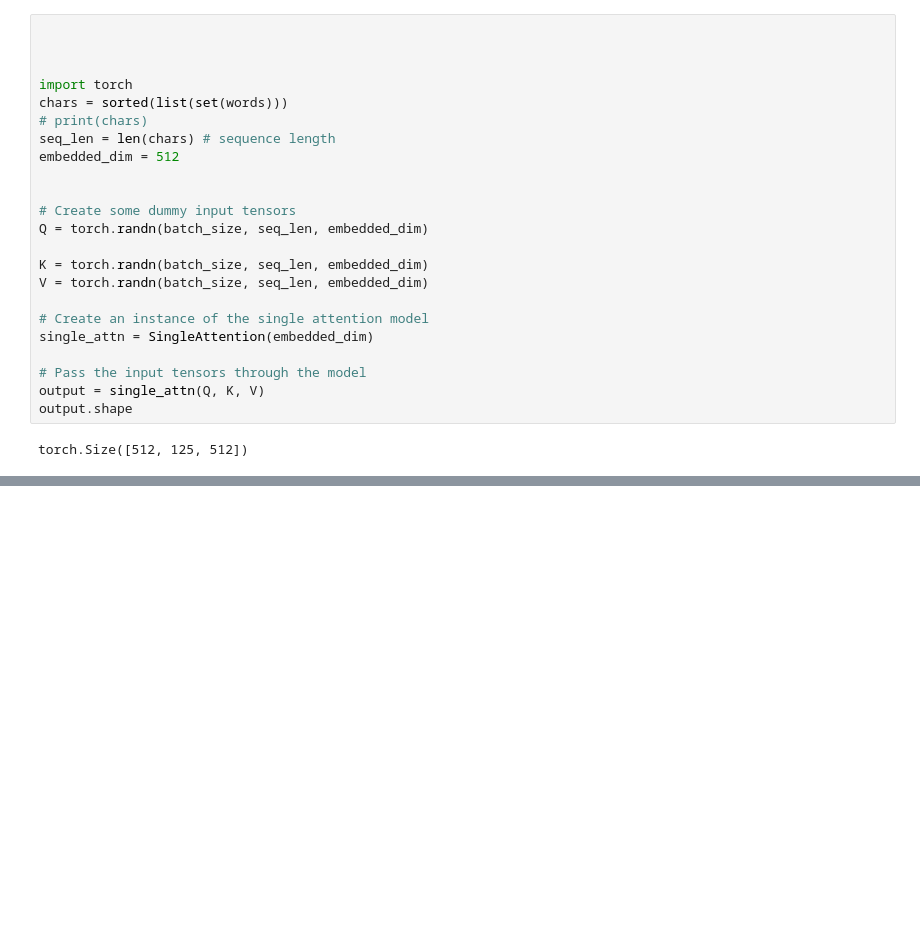
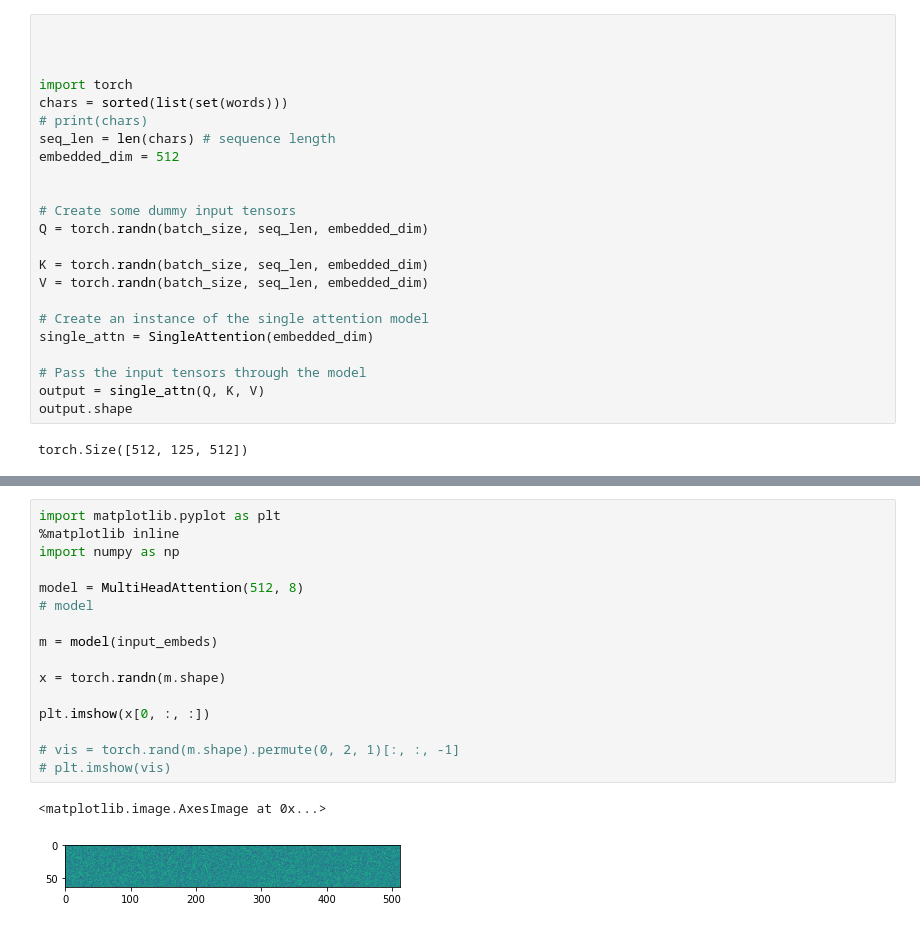
Before and after one commit to soumyadip1995/BabyGPT, a Jupyter notebook: Notebook/Multi_head_attention.ipynb, the cells around one changed output, grey strips where cells are left out. Drawn from its saved outputs; the diff is of its cells as text; blank space fills up the shorter version.

Commit message:
Visualizing the tensors

```diff
--- a/Notebook/Multi_head_attention.ipynb
+++ b/Notebook/Multi_head_attention.ipynb
@@ -384,0 +403,19 @@ torch.Size([512, 125, 512])
+# %%
+import matplotlib.pyplot as plt
+%matplotlib inline
+import numpy as np
+
+model = MultiHeadAttention(512, 8)
+# model
+
+m = model(input_embeds)
+
+x = torch.randn(m.shape)
+
+plt.imshow(x[0, :, :])
+
+# vis = torch.rand(m.shape).permute(0, 2, 1)[:, :, -1]
+# plt.imshow(vis)
+# %% [output]
+<matplotlib.image.AxesImage at 0x...>
+[figure, added]
```
Also changed, not shown: parts of 3 cells of this notebook.
